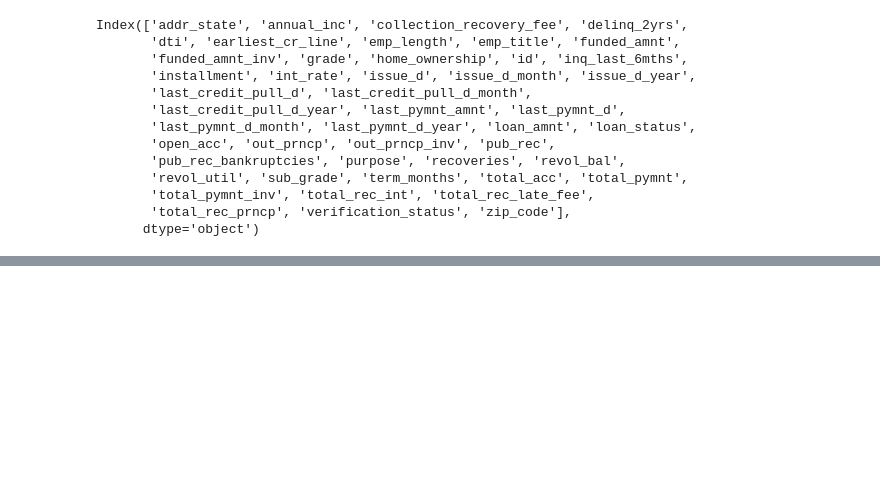
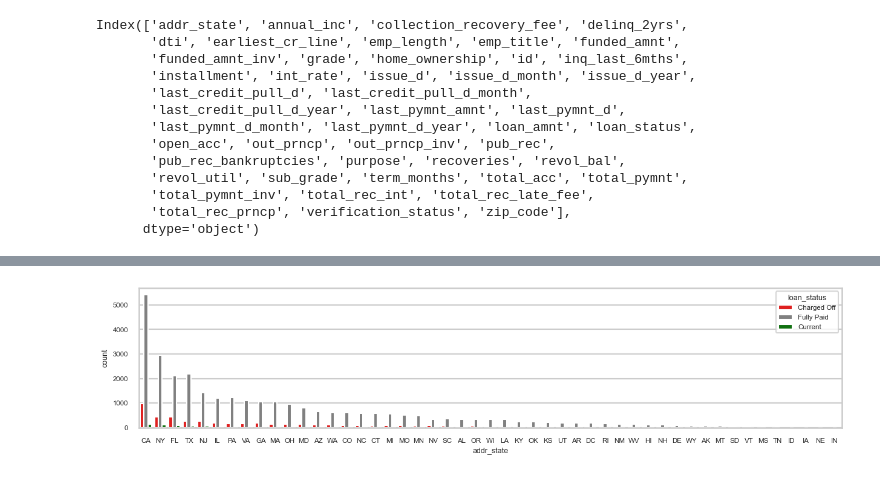
Before and after one commit to blogbydev/lendingcasestudy, a Jupyter notebook: lcs_suyash.ipynb, the cells around one changed output, grey strips where cells are left out. Cells and saved outputs as stored; diff of their text form; code cells hidden in the pictures; blank space fills up the shorter version.

```diff
--- a/lcs_suyash.ipynb
+++ b/lcs_suyash.ipynb
@@ -280,0 +392,7 @@ Index(['addr_state', 'annual_inc', 'collection_recovery_fee', 'delinq_2yrs',
+# %%
+plt.figure(figsize=(15,3))
+loan_status_palette = {'Fully Paid': 'gray', 'Current': 'green', 'Charged Off': 'red'}
+sns.categorical.countplot(data=inp1, x='addr_state', order=inp1['addr_state'].value_counts().index, hue='loan_status', palette=loan_status_palette)
+plt.show()
+# %% [output]
+[figure, added]
```
Also changed, not shown: parts of 32 cells of this notebook.
